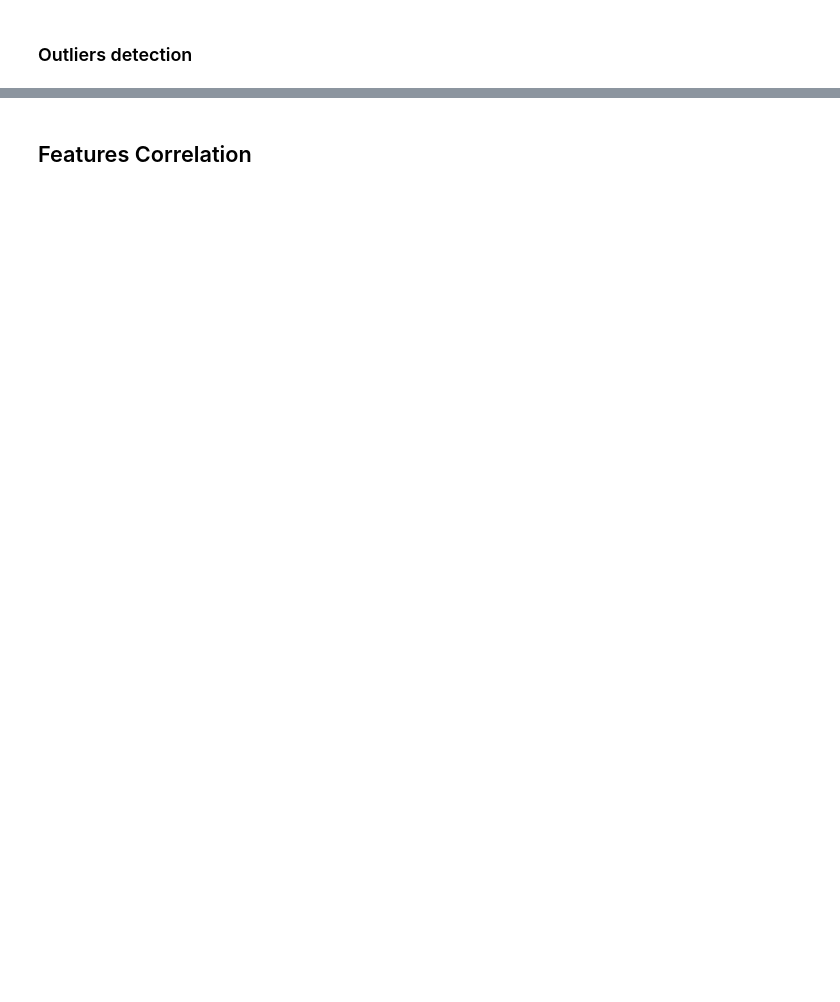
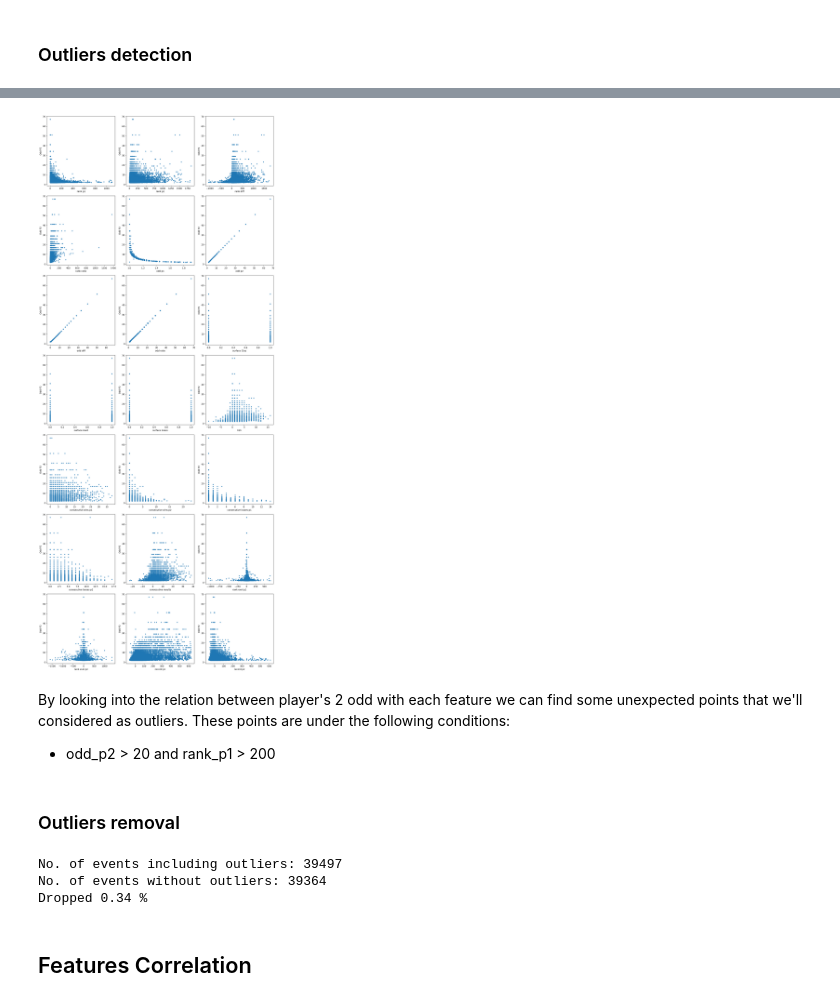
Before and after one commit to inesmteixeira9/tennis-predictor, a Jupyter notebook: notebooks/1.0-data-exploration.ipynb, the cells around one changed output, grey strips where cells are left out. Cells and saved outputs as stored; diff of their text form; code cells hidden in the pictures; blank space fills up the shorter version.

```diff
--- a/notebooks/1.0-data-exploration.ipynb
+++ b/notebooks/1.0-data-exploration.ipynb
@@ -388,0 +367,61 @@ df[(df['target1'] < 0.8) & (df['rank_diff'] > 1300)][features]
+# %%
+# Scatter plot for target with each feature
+num_features = len(features)
+cols = 3  # Number of columns for subplots
+rows = (num_features + cols - 1) // cols  # Calculate rows needed
+
+fig, axs = plt.subplots(rows, cols, figsize=(15, rows * 5))
+axs = axs.flatten()
+y = df['odd_p2']
+
+for i, col in enumerate(features):
+    axs[i].scatter(df[col], y, marker='.')
+    axs[i].set_xlabel(col.replace('_', ' '))
+    axs[i].set_ylabel('Odd P2')
+
+# Remove any unused subplots
+for j in range(i + 1, len(axs)):
+    fig.delaxes(axs[j])
+
+plt.tight_layout()
+plt.show()
+# %% [output]
+[figure, added]
+# %% [markdown]
+By looking into the relation between player's 2 odd with each feature we can find some unexpected points that we'll considered as outliers. These points are under the following conditions:
+ - odd_p2 > 20 and rank_p1 > 200
+# %% [markdown]
+### Outliers removal
+# %%
+print('No. of events including outliers:', len(df))
+
+# Define the conditions
+conditions = [
+    (df['odd_p1'] < 1.35) & (df['rank_p1'] > 1000),
+    (df['odd_p1'] < 1.35) & (df['rank_diff'] < -700),
+    (df['odd_p1'] > 1.6) & (df['rank_diff'] > 700),
+    (df['odd_p1'] < 1.1) & (df['odd_diff'] < 5),
+    (df['odd_p1'] < 1.1) & (df['odd_ratio'] < 5),
+    (df['odd_p1'] > 1.5) & (df['consecutive_results'] > 20),
+    (df['odd_p1'] < 1.3) & (df['consecutive_results'] < -10),
+    (df['rank_evol_p1'] < -500),
+    (df['rank_evol_p1'] > 500),
+    (df['rank_evol_p2'] < -500),
+    (df['rank_evol_p2'] > 500),
+    (df['odd_p2'] > 20) & (df['rank_p1'] > 200),
+]
+
+# Combine conditions with logical OR
+outliers = conditions[0]
+for condition in conditions[1:]:
+    outliers |= condition
+
+# Filter out the outliers
+df_filtered = df[~outliers]
+
+print('No. of events without outliers:', len(df_filtered))
+print('Dropped', round(100* (len(df) - len(df_filtered)) / len(df) , 2),'%')
+# %% [output]
+No. of events including outliers: 39497
+No. of events without outliers: 39364
+Dropped 0.34 %
```
Also changed, not shown: parts of 26 cells of this notebook, 3 other files.
